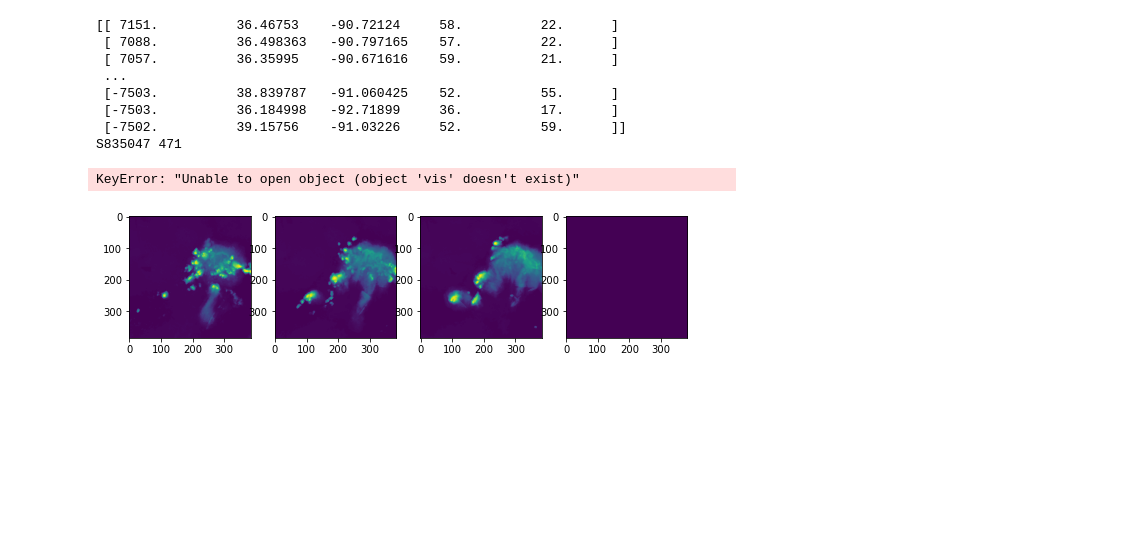
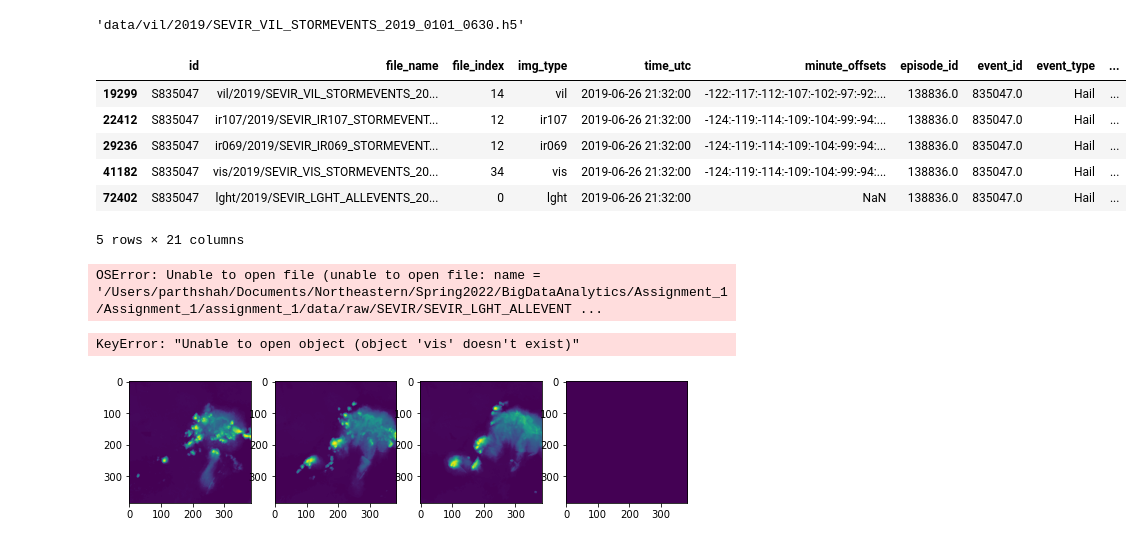
Before and after one commit to BigDataArchitecture/Assignment1, a Jupyter notebook: notebooks/SEVIR_Data.ipynb, the cells around one changed output. Saved outputs shown, nothing was run; the diff lists cells and outputs as text; code cells hidden in the pictures; blank space fills up the shorter version.

```diff
--- a/notebooks/SEVIR_Data.ipynb
+++ b/notebooks/SEVIR_Data.ipynb
@@ -22,0 +73,3 @@ a_group_key
+# %%
+import pandas as pd
+catlog = pd.read_csv("https://raw.githubusercontent.com/MIT-AI-Accelerator/eie-sevir/master/CATALOG.csv")
@@ -23,3 +107,17 @@ a_group_key
+# %%
+filename1
+# %% [output]
+'data/vil/2019/SEVIR_VIL_STORMEVENTS_2019_0101_0630.h5'
+# %%
+catlog[catlog["event_id"] == 835047]
+# %% [output]
+|  | id | file_name | file_index | img_type | time_utc | minute_offsets | episode_id | event_id | event_type | ... |
+| 19299 | S835047 | vil/2019/SEVIR_VIL_STORMEVENTS_20... | 14 | vil | 2019-06-26 21:32:00 | -122:-117:-112:-107:-102:-97:-92:... | 138836.0 | 835047.0 | Hail | ... |
+| 22412 | S835047 | ir107/2019/SEVIR_IR107_STORMEVENT... | 12 | ir107 | 2019-06-26 21:32:00 | -124:-119:-114:-109:-104:-99:-94:... | 138836.0 | 835047.0 | Hail | ... |
+| 29236 | S835047 | ir069/2019/SEVIR_IR069_STORMEVENT... | 12 | ir069 | 2019-06-26 21:32:00 | -124:-119:-114:-109:-104:-99:-94:... | 138836.0 | 835047.0 | Hail | ... |
+| 41182 | S835047 | vis/2019/SEVIR_VIS_STORMEVENTS_20... | 34 | vis | 2019-06-26 21:32:00 | -124:-119:-114:-109:-104:-99:-94:... | 138836.0 | 835047.0 | Hail | ... |
+| 72402 | S835047 | lght/2019/SEVIR_LGHT_ALLEVENTS_20... | 0 | lght | 2019-06-26 21:32:00 | NaN | 138836.0 | 835047.0 | Hail | ... |
+5 rows × 21 columns
 # %%
 #filename = "/Users/parthshah/Documents/Northeastern/Spring2022/BigDataAnalytics/Assignment_1/Assignment_1/assignment_1/data/raw/SEVIR/SEVIR_IR107_STORMEVENTS_2019_0101_0630.h5"
 #12
@@ -30,7 +128,7 @@ a_group_key
 # filename = "/Users/parthshah/Documents/Northeastern/Spring2022/BigDataAnalytics/Assignment_1/Assignment_1/assignment_1/data/raw/SEVIR/SEVIR_VIS_STORMEVENTS_2019_0601_0630.h5"
 #34
 
-filename = "/Users/parthshah/Documents/Northeastern/Spring2022/BigDataAnalytics/Assignment_1/Assignment_1/assignment_1/data/raw/SEVIR/SEVIR_LGHT_ALLEVENTS_2019_0601_0701.h5"
+# filename = "/Users/parthshah/Documents/Northeastern/Spring2022/BigDataAnalytics/Assignment_1/Assignment_1/assignment_1/data/raw/SEVIR/SEVIR_LGHT_ALLEVENTS_2019_0601_0701.h5"
 
 with h5py.File(filename, "r") as f:
     print(f["S835047"][:])
@@ -42,14 +140,7 @@ for i in range(len(a_group_key)):
     if str(a_group_key[i]) == "S835047":
            print(a_group_key[i],i)
 # %% [output]
-[[ 7151.          36.46753    -90.72124     58.          22.      ]
- [ 7088.          36.498363   -90.797165    57.          22.      ]
- [ 7057.          36.35995    -90.671616    59.          21.      ]
- ...
- [-7503.          38.839787   -91.060425    52.          55.      ]
- [-7503.          36.184998   -92.71899     36.          17.      ]
- [-7502.          39.15756    -91.03226     52.          59.      ]]
-S835047 471
+OSError: Unable to open file (unable to open file: name = '/Users/parthshah/Documents/Northeastern/Spring2022/BigDataAnalytics/Assignment_1/Assignment_1/assignment_1/data/raw/SEVIR/SEVIR_LGHT_ALLEVENT ...
 # %%
 import os
 import h5py # needs conda/pip install h5py
```
Also changed, not shown: parts of 10 cells of this notebook, 34 other files.
